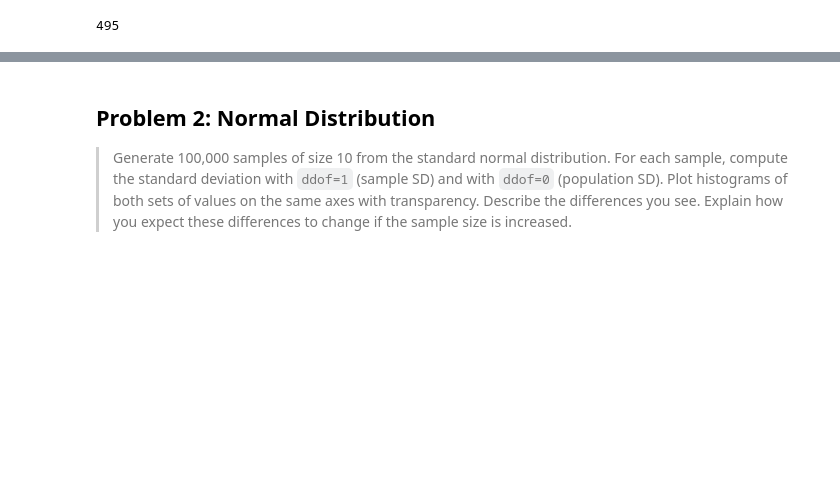
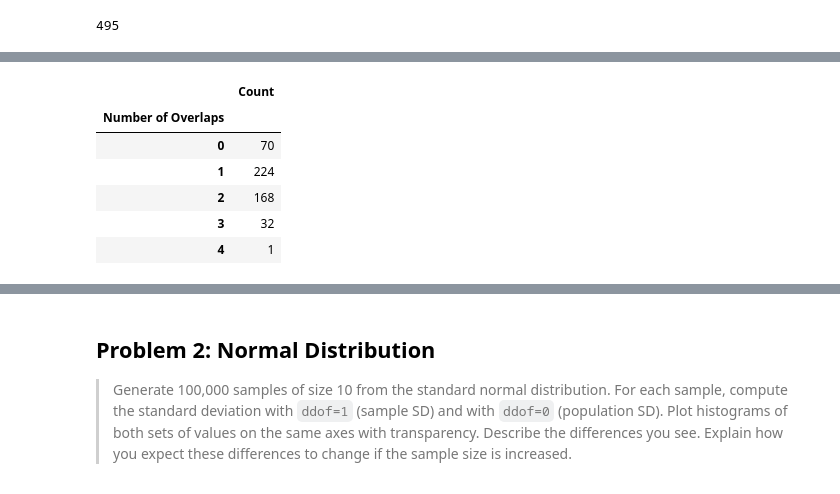
Before and after one commit to CeamanCollins/applied-statistics-assessment, a Jupyter notebook: problems.ipynb, the cells around one changed output, grey strips where cells are left out. Saved outputs shown, nothing was run; the diff lists cells and outputs as text; code cells hidden in the pictures; blank space fills up the shorter version.

```diff
--- a/problems.ipynb
+++ b/problems.ipynb
@@ -45,0 +83,6 @@ As we can see, choosing 8 from 12 has the same number of permutation as choosing
+# %%
+# We can then create a list of all cups numbered from 0 to 11.
+cups = list(range(num_cups))
+
+# Displaying the list.
+cups
@@ -45,0 +167,12 @@ As we can see, choosing 8 from 12 has the same number of permutation as choosing
+# %%
+overlaps = np.unique(num_overlaps, return_counts=True)
+df = pd.DataFrame(list(zip(overlaps[0], overlaps[1])), columns=['Number of Overlaps', 'Count']).set_index('Number of Overlaps')
+df
+# %% [output]
+|  | Count |
+| Number of Overlaps |  |
+| 0 | 70 |
+| 1 | 224 |
+| 2 | 168 |
+| 3 | 32 |
+| 4 | 1 |
```
Also changed, not shown: parts of 23 cells of this notebook.
